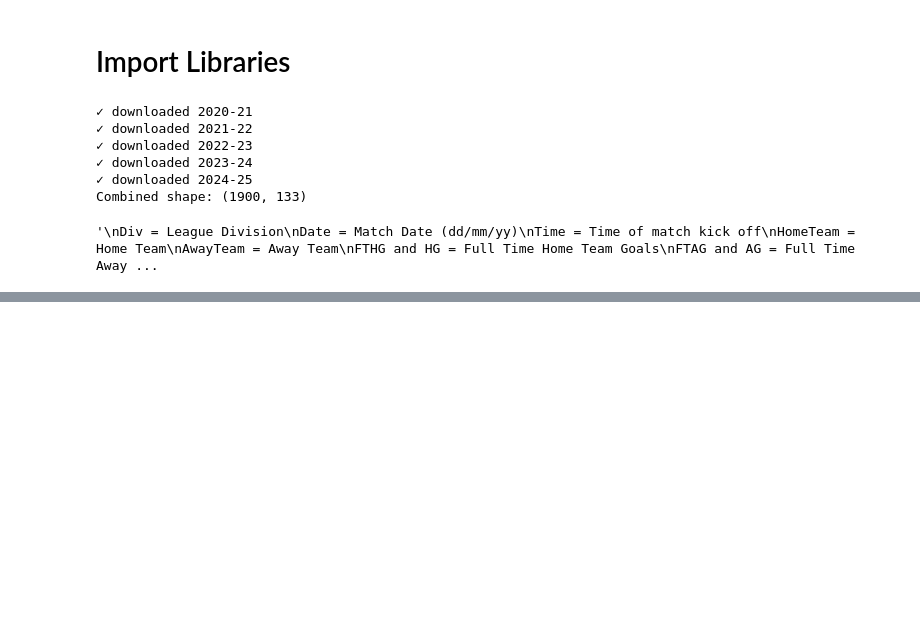
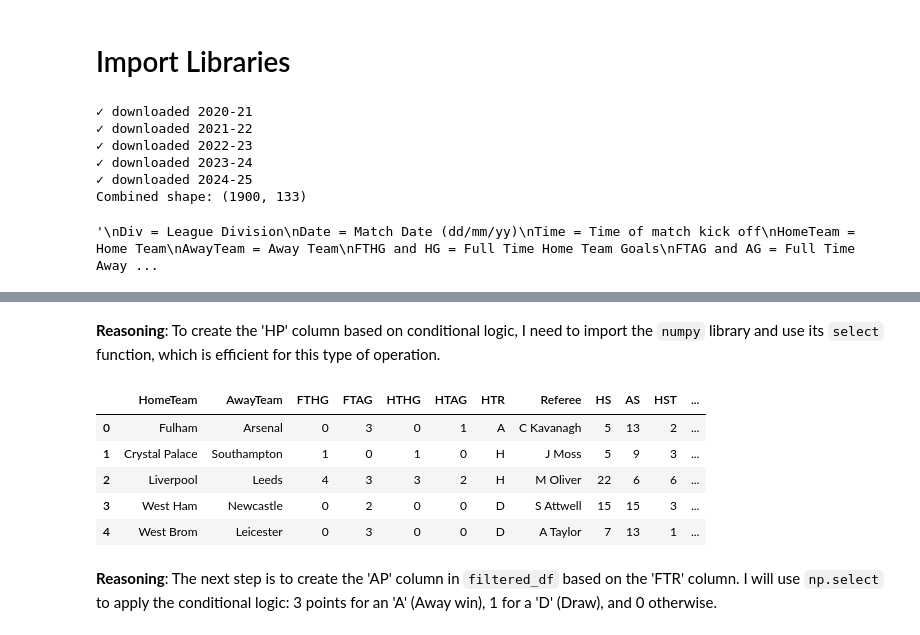
Before and after one commit to venti-sei/Bet26, a Jupyter notebook: bet.ipynb, the cells around one changed output, grey strips where cells are left out. Cells and saved outputs as stored; diff of their text form; code cells hidden in the pictures; blank space fills up the shorter version.

```diff
--- a/bet.ipynb
+++ b/bet.ipynb
@@ -193,0 +198,26 @@ filtered_df.shape
+# %% [markdown]
+**Reasoning**:
+To create the 'HP' column based on conditional logic, I need to import the `numpy` library and use its `select` function, which is efficient for this type of operation.
+# %%
+import numpy as np
+
+conditions = [
+    filtered_df['FTR'] == 'H',
+    filtered_df['FTR'] == 'D'
+]
+
+choices = [3, 1]
+
+filtered_df['HP'] = np.select(conditions, choices, default=0)
+
+display(filtered_df.head())
+# %% [output]
+|  | HomeTeam | AwayTeam | FTHG | FTAG | HTHG | HTAG | HTR | Referee | HS | AS | HST | ... |
+| 0 | Fulham | Arsenal | 0 | 3 | 0 | 1 | A | C Kavanagh | 5 | 13 | 2 | ... |
+| 1 | Crystal Palace | Southampton | 1 | 0 | 1 | 0 | H | J Moss | 5 | 9 | 3 | ... |
+| 2 | Liverpool | Leeds | 4 | 3 | 3 | 2 | H | M Oliver | 22 | 6 | 6 | ... |
+| 3 | West Ham | Newcastle | 0 | 2 | 0 | 0 | D | S Attwell | 15 | 15 | 3 | ... |
+| 4 | West Brom | Leicester | 0 | 3 | 0 | 0 | D | A Taylor | 7 | 13 | 1 | ... |
+# %% [markdown]
+**Reasoning**:
+The next step is to create the 'AP' column in `filtered_df` based on the 'FTR' column. I will use `np.select` to apply the conditional logic: 3 points for an 'A' (Away win), 1 for a 'D' (Draw), and 0 otherwise.
```
Also changed, not shown: parts of 19 cells of this notebook.
